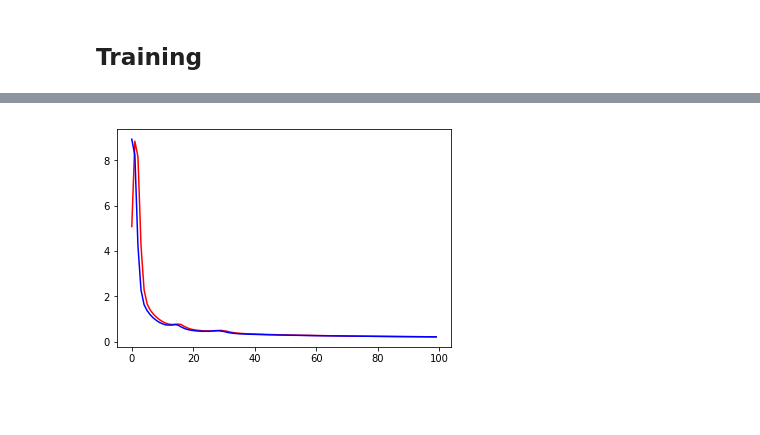
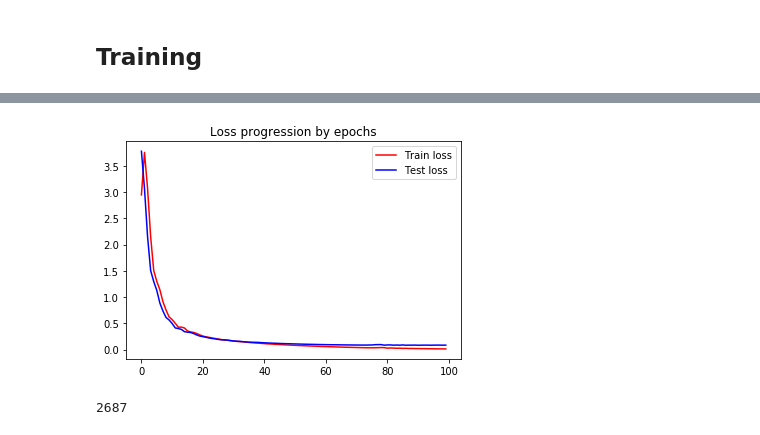
Before and after one commit to RafaelGoncalves8/mnist-neural-networks, a Jupyter notebook: deliver/NN.ipynb, the cells around one changed output, grey strips where cells are left out. Cells and saved outputs as stored; diff of their text form; code cells hidden in the pictures; blank space fills up the shorter version.

Commit message:
Use ADAM for optim and calculate accuracy.

```diff
--- a/deliver/NN.ipynb
+++ b/deliver/NN.ipynb
@@ -92,17 +97,16 @@ def train(model, x_train, y_train, optimizer, criterion, epoch, disp=''):
 # %%
-def test(model, x_test, y_test, criterion, disp=''):
+def test(model, x_test, y_test, criterion, disp='ret'):
     model.eval()
 
     with torch.no_grad():
         output = model(x_test)
         test_loss = criterion(output, y_test)
+        acc = (torch.sum((output.detach().max(dim=1)[1] == y_test), dtype=torch.float64))/len(y_test)
 
     if disp=='print':
-        print("\nTest set: Average loss: {:.4f}\n".format(test_loss))
-    elif disp=='graph':
-        pass
-
-    return test_loss
+        print("\nTest set: Average loss: {:.4f}\tAccuracy: {:.6f}\n".format(test_loss.item(), acc))
+    elif disp=='ret':
+        return test_loss, acc
 # %% [markdown]
 ## Training
 # %%
@@ -114,3 +128,2 @@ y_test = mnist_testset.targets
 # %%
-model = Net(100, 10)
-print(model)
+model = Net(200, 10)
@@ -132,7 +136,7 @@ criterion = torch.nn.NLLLoss()
 # %%
 epoch = count = 0
 # %%
-for epoch in range(300):
+for epoch in range(100):
     train(model, X_train, y_train, optimizer, criterion, epoch, 'print')
 #    test(model, X_test, y_test, criterion, 'print')
 # %% [output]
@@ -161,14 +168,14 @@ tensor(0.1753)
 # %%
-model = Net(300, 10)
-optimizer = optim.SGD(model.parameters(), lr=0.01)
+model = Net(400, 10)
+optimizer = optim.Adam(model.parameters())
 min_error = 999
 epoch = count = 0
 train_loss_vec = []
 test_loss_vec = []
 
 while (epoch < 100 and count < 30):
-    train_loss = train(model, X_train, y_train, optimizer, criterion, epoch, '')
-    test_loss = test(model, X_test, y_test, criterion)
+    train_loss = train(model, X_train, y_train, optimizer, criterion, epoch, 'ret')
+    test_loss, _ = test(model, X_test, y_test, criterion, 'ret')
     train_loss_vec.append(train_loss)
     test_loss_vec.append(test_loss)
     epoch += 1
@@ -184,11 +190,17 @@ tensor(0.2200)
 # %%
 plt.plot(train_loss_vec, "r")
 plt.hold = True
 plt.plot(test_loss_vec, "b")
 plt.hold = False
+plt.title("Loss progression by epochs")
+plt.legend(["Train loss", "Test loss"])
 plt.show()
 # %% [output]
-[figure, old version]
+[figure, new version]
+# %%
+gc.collect()
+# %% [output]
+2687
 # %%
 fig = plt.figure(1)
 for i, img in enumerate(X_test[:10]):
```
Also changed, not shown: parts of 17 cells of this notebook, 2 other files.
